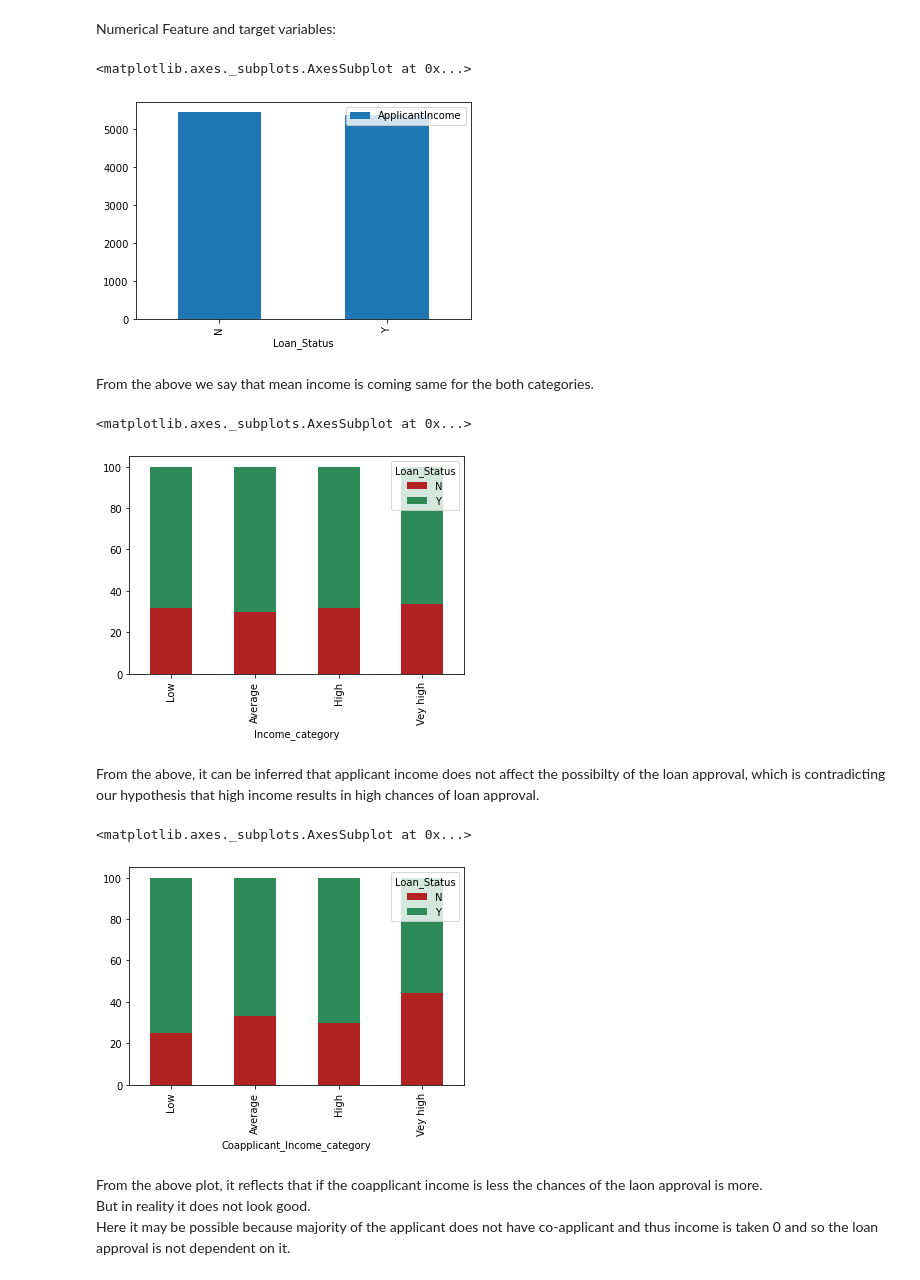
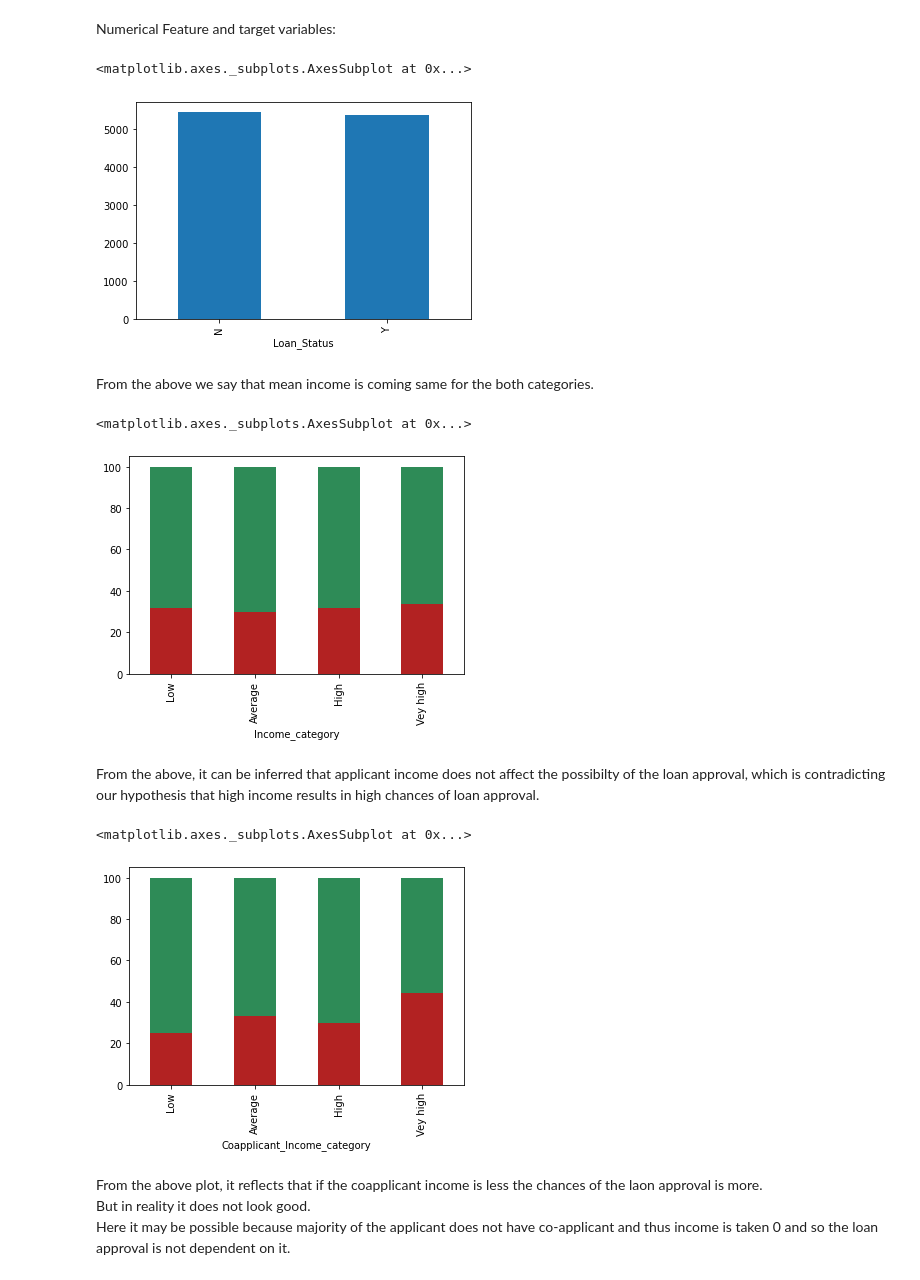
Before and after one commit to ankitshrivastava2910/ML-Projects-using-python, a Jupyter notebook: Bank Loan Prediction Using Clustering.ipynb, the cells around one changed output. Drawn from its saved outputs; the diff is of its cells as text; code cells hidden in the pictures.

```diff
--- a/Bank Loan Prediction Using Clustering.ipynb
+++ b/Bank Loan Prediction Using Clustering.ipynb
@@ -277,23 +278,23 @@ Observations:
 # %% [markdown]
 Numerical Feature and target variables:
 # %%
-loan_train.groupby("Loan_Status").agg({"ApplicantIncome":'mean'}).plot.bar()
+loan_train.groupby("Loan_Status").agg({"ApplicantIncome":'mean'}).plot.bar(legend=None)
 # %% [output]
 <matplotlib.axes._subplots.AxesSubplot at 0x...>
-[figure, old version]
+[figure, new version]
 # %% [markdown]
 From the above we say that mean income is coming same for the both categories.
 # %%
 # Categorising Applicants income into different labels based on the values.
 
 bins = [0,2500,4000,6000,np.inf]
 labels = ["Low","Average","High","Vey high"]
 loan_train["Income_category"]= pd.cut(loan_train.ApplicantIncome,bins=bins,labels=labels)
 income_category = pd.crosstab(loan_train.Income_category,loan_train.Loan_Status).apply(lambda x:x/x.sum() *100,axis=1 )
-income_category.plot.bar(stacked=True,color=colors)
+income_category.plot.bar(stacked=True,color=colors,legend=None)
 # %% [output]
 <matplotlib.axes._subplots.AxesSubplot at 0x...>
-[figure, old version]
+[figure, new version]
 # %% [markdown]
 From the above, it can be inferred that applicant income does not affect the possibilty of the loan approval, which is
 contradicting our hypothesis that high income results in high chances of loan approval.
@@ -304,10 +305,10 @@ bins = [0,2500,4000,6000,np.inf]
 labels = ["Low","Average","High","Vey high"]
 loan_train["Coapplicant_Income_category"]= pd.cut(loan_train.CoapplicantIncome,bins=bins,labels=labels)
 coapplicant_income_category = pd.crosstab(loan_train.Coapplicant_Income_category,loan_train.Loan_Status).apply(lambda x:x/x.sum() *100,axis=1 )
-coapplicant_income_category.plot.bar(stacked=True,color=colors)
+coapplicant_income_category.plot.bar(stacked=True,color=colors,legend=None)
 # %% [output]
 <matplotlib.axes._subplots.AxesSubplot at 0x...>
-[figure, old version]
+[figure, new version]
 # %% [markdown]
 From the above plot, it reflects that if the coapplicant income is less the chances of the laon approval is more. <br>
 But in reality it does not look good. <br>
```
Also changed, not shown: parts of 17 cells of this notebook.
